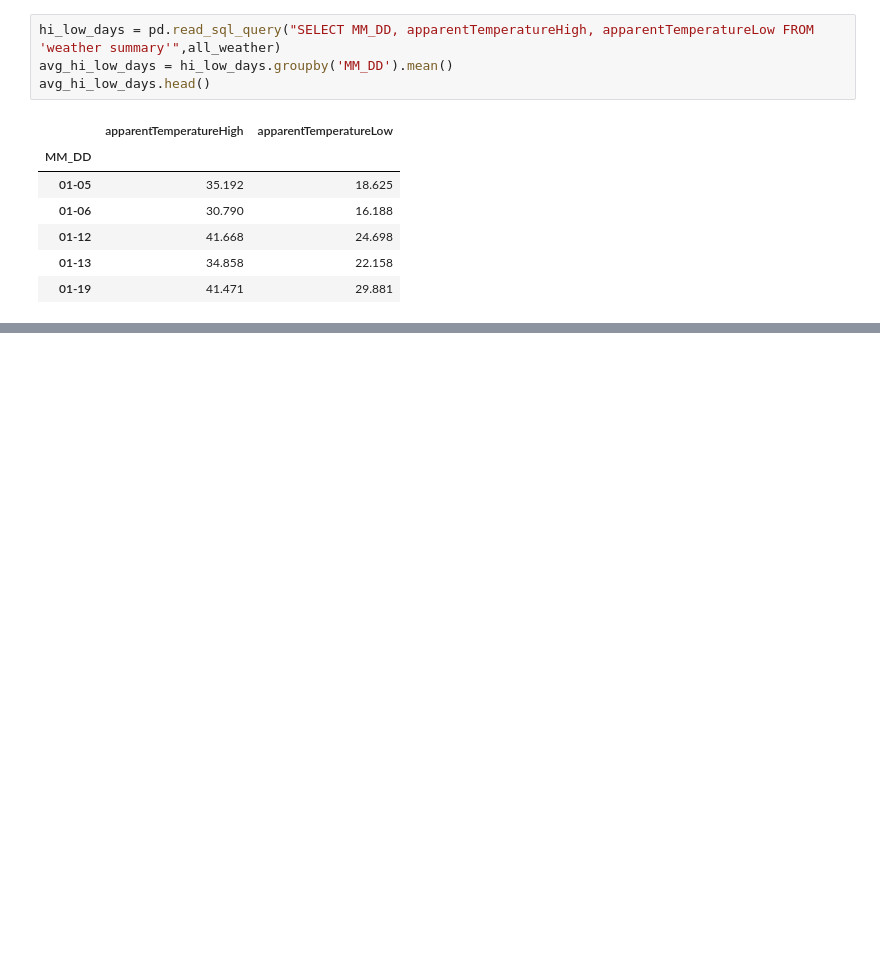
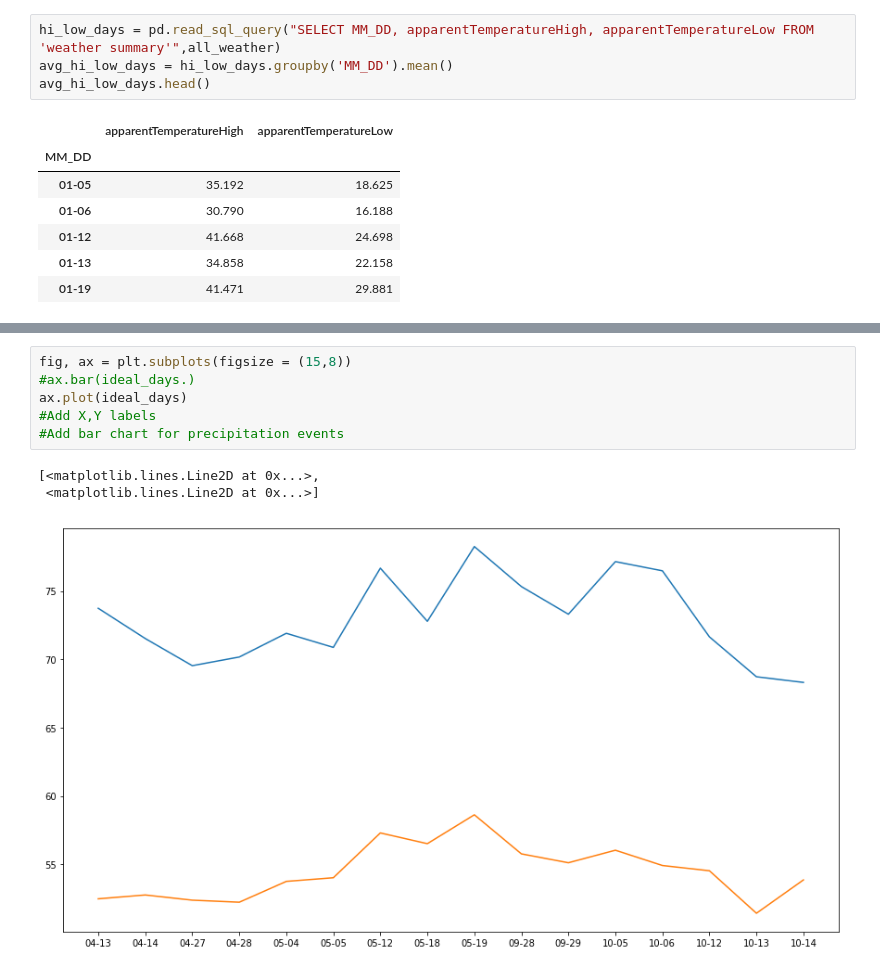
Before and after one commit to imidaho/Best-Party-Days, a Jupyter notebook: notes and junk/Best Party Days.ipynb, the cells around one changed output, grey strips where cells are left out. Saved outputs shown, nothing was run; the diff lists cells and outputs as text; blank space fills up the shorter version.

```diff
--- a/Best Party Days.ipynb
+++ b/notes and junk/Best Party Days.ipynb
@@ -244,0 +213,10 @@ NameError: name 'avg_days_precip_count' is not defined
+# %%
+fig, ax = plt.subplots(figsize = (15,8))
+#ax.bar(ideal_days.)
+ax.plot(ideal_days)
+#Add X,Y labels
+#Add bar chart for precipitation events
+# %% [output]
+[<matplotlib.lines.Line2D at 0x...>,
+ <matplotlib.lines.Line2D at 0x...>]
+[figure, added]
```
Also changed, not shown: parts of 9 cells of this notebook, 1 other file.
